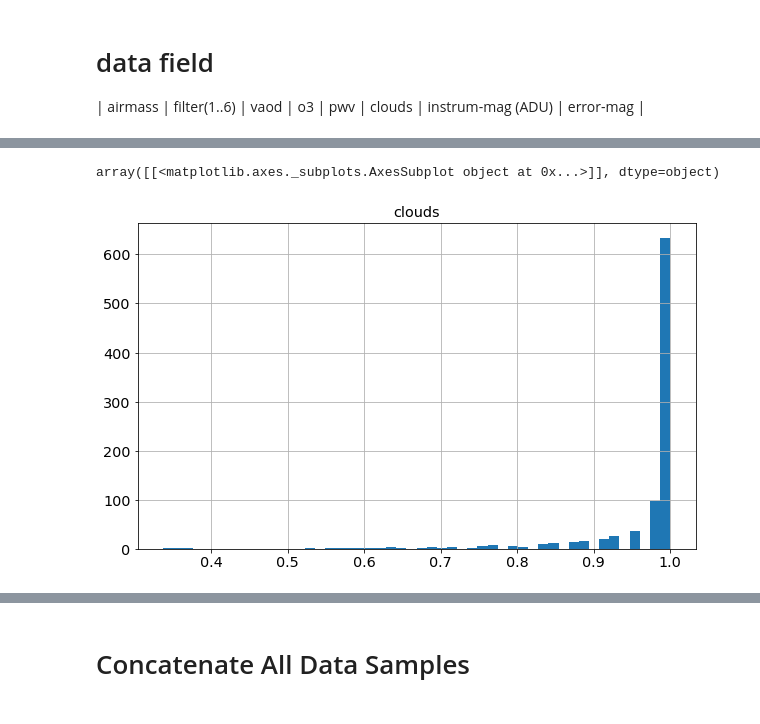
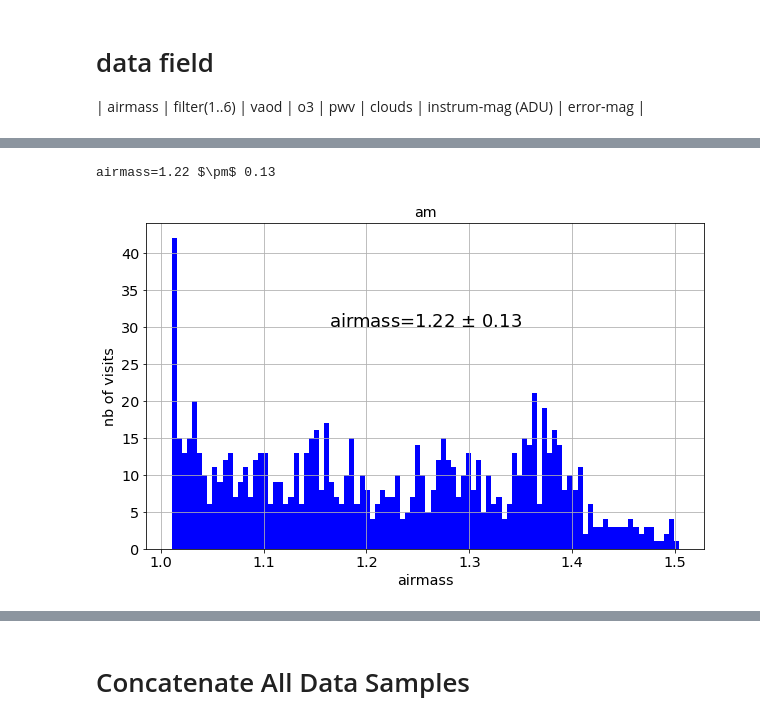
Before and after one commit to LSSTDESC/OpenAtmMiniDataChallenge, a Jupyter notebook: CorrelationSimResultAtmosphere.ipynb, the cells around one changed output, grey strips where cells are left out. Saved outputs shown, nothing was run; the diff lists cells and outputs as text; code cells hidden in the pictures.

```diff
--- a/CorrelationSimResultAtmosphere.ipynb
+++ b/CorrelationSimResultAtmosphere.ipynb
@@ -107,5 +82,14 @@ array([[<matplotlib.axes._subplots.AxesSubplot object at 0x...>]], dtype=object)
-# %%
-df.hist('clouds',bins=50)
-# %% [output]
-array([[<matplotlib.axes._subplots.AxesSubplot object at 0x...>]], dtype=object)
-[figure, removed]
+# %%
+m,sig,zmin,zmax=df["am"].describe()["mean"],df["am"].describe()["std"],df["am"].describe()["min"],df["am"].describe()["max"]
+thelabel="airmass={:3.2f} $\pm$ {:3.2f}".format(m,sig)
+axarr=df.hist("am",bins=100,color='b',label=thelabel)
+#axarr = frame.hist(column='Age', by = 'Survived', sharex=True, sharey=True, layout = (2, 1))
+
+for ax in axarr.flatten():
+    ax.set_xlabel("airmass")
+    ax.set_ylabel("nb of visits")
+    ax.text((zmin+zmax)/2., 30, thelabel, ha='center',fontsize=18)
+print(thelabel)
+# %% [output]
+airmass=1.22 $\pm$ 0.13
+[figure, added]
```
Also changed, not shown: parts of 15 cells of this notebook, 1 other file.
